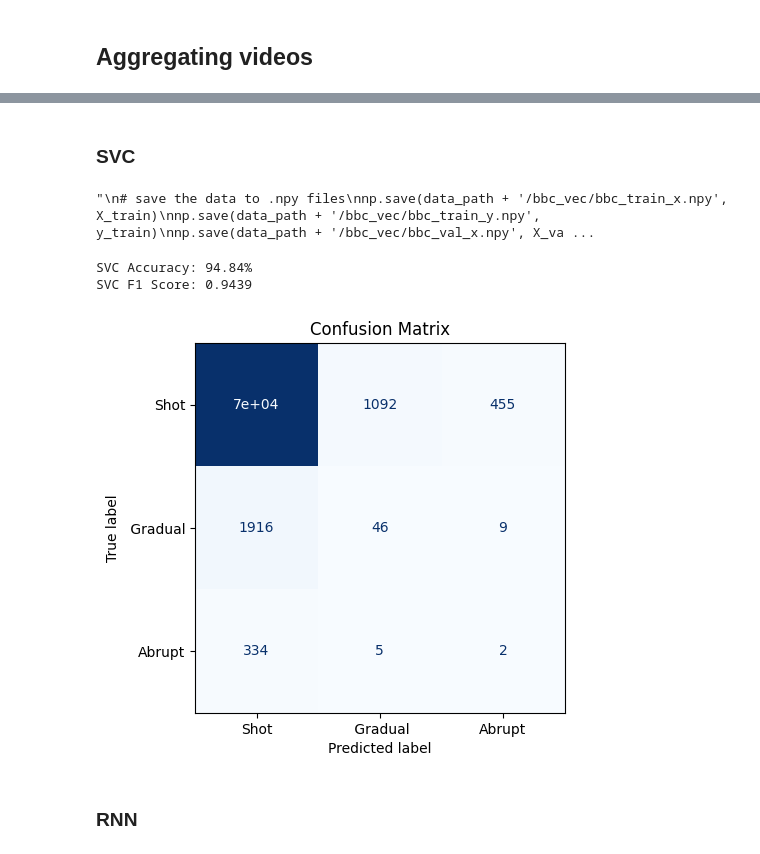
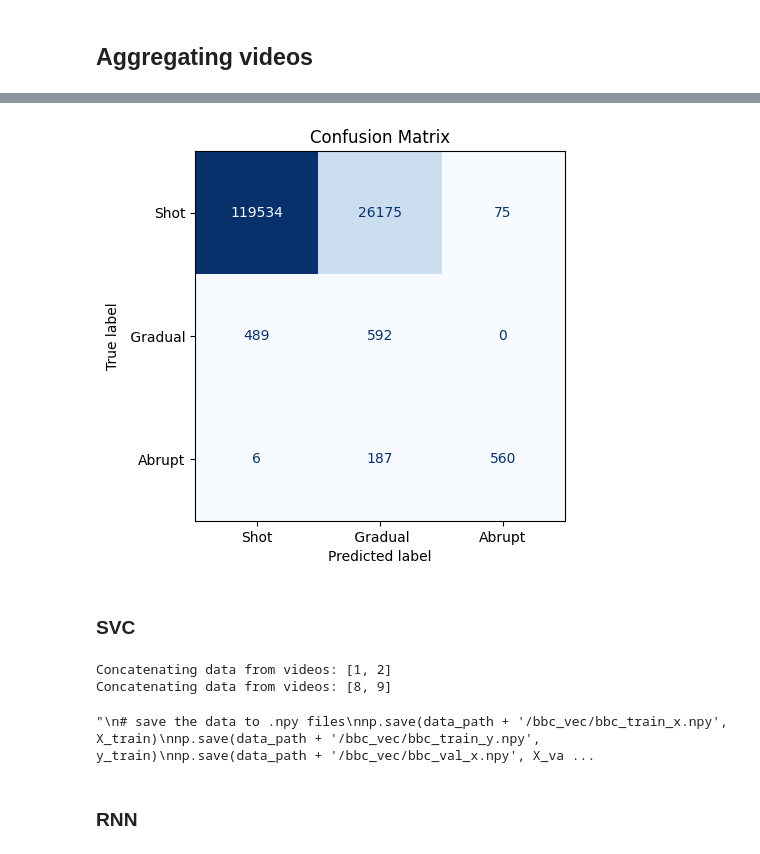
Before and after one commit to Bono046/DIP_project, a Jupyter notebook: SCD_features_classification.ipynb, the cells around one changed output, grey strips where cells are left out. Saved outputs shown, nothing was run; the diff lists cells and outputs as text; code cells hidden in the pictures.

```diff
--- a/SCD_features_classification.ipynb
+++ b/SCD_features_classification.ipynb
@@ -573,0 +547,20 @@ test_video = [10]
+# %%
+def load_raw_video_features(video_list, mmap=True):
+    """
+    Carica le feature grezze (non bufferizzate) per una lista di video.
+
+    Usa lo zero-padding a due cifre (es. 01, 02, ..., 10, 11), quindi
+    funziona correttamente anche per i video con indice >= 10, a
+    differenza di 'bbc_0' + str(i) usato altrove nel notebook.
+
+    Con mmap=True i file vengono mappati da disco invece che caricati
+    interamente in RAM: utile se stai aggregando molti video insieme.
+    """
+    mmap_mode = 'r' if mmap else None
+    features, labels = [], []
+    for i in video_list:
+        x = np.load(f"{data_path}/bbc_vec/bbc_0" + str(i) + "_x.npy", mmap_mode=mmap_mode)
+        y = np.load(f"{data_path}/bbc_vec/bbc_0" + str(i) + "_y.npy", mmap_mode=mmap_mode)
+        features.append(x)
+        labels.append(y)
+    return features, labels
@@ -573,0 +687,9 @@ test_video = [10]
+# %%
+# train and evaluate RNN model
+train_rnn_model(model_rnn, train_dataloader, loss_fn, optimizer, device, num_epochs=3)
+#evaluate the model
+accuracy, f1, all_preds, all_labels = evaluate_rnn_model(model_rnn, val_dataloader, device)
+print(f"RNN Accuracy: {accuracy * 100:.2f}%")
+print(f"RNN F1 Score: {f1:.4f}")
+plot_confusion_matrix(all_labels, all_preds)
+# %% [output]
@@ -574,3 +701,4 @@ test_video = [10]
+[figure, added]
 # %% [markdown]
 ### SVC
 # %%
@@ -587,8 +715,8 @@ def load_data_from_videos(video_list):
 # %%
 # Aggregating data from videos (NOT NECESSARY IF YOU ALREADY HAVE THE .npy FILES)
 X_train, y_train = load_data_from_videos(training_video)
-#X_val, y_val     = load_data_from_videos(validation_video)
-X_test, y_test   = load_data_from_videos(test_video)
+X_val, y_val     = load_data_from_videos(validation_video)
+#X_test, y_test   = load_data_from_videos(test_video)
 
 '''
 # save the data to .npy files
@@ -600,7 +728,9 @@ np.save(data_path + '/bbc_vec/bbc_test_x.npy', X_test)
 np.save(data_path + '/bbc_vec/bbc_test_y.npy', y_test)
 '''
 # %% [output]
-"\n# save the data to .npy files\nnp.save(data_path + '/bbc_vec/bbc_train_x.npy', X_train)\nnp.save(data_path + '/bbc_vec/bbc_train_y.npy', y_train)\nnp.save(data_path + '/bbc_vec/bbc_val_x.npy', X_va ...
+Concatenating data from videos: [1, 2]
+Concatenating data from videos: [8, 9]
+"\n# save the data to .npy files\nnp.save(data_path + '/bbc_vec/bbc_train_x.npy', X_train)\nnp.save(data_path + '/bbc_vec/bbc_train_y.npy', y_train)\nnp.save(data_path + '/bbc_vec/bbc_val_x.npy', X_va ...
 # %%
 # load final data
 X_train = np.load(data_path + '/bbc_vec/bbc_train_x.npy')
@@ -611,14 +741,10 @@ X_test = np.load(data_path + '/bbc_vec/bbc_test_x.npy')
 y_test = np.load(data_path + '/bbc_vec/bbc_test_y.npy')
 # %%
 # Train the model SVC
-accuracy, f1, y_pred = train_svc_model(X_train, y_train, X_test, y_test)
+accuracy, f1, y_pred = train_svc_model(X_train, y_train, X_val, y_val)
 print(f"SVC Accuracy: {accuracy * 100:.2f}%")
 print(f"SVC F1 Score: {f1:.4f}")
-plot_confusion_matrix(y_test, y_pred)
+plot_confusion_matrix(y_val, y_pred)
-# %% [output]
-SVC Accuracy: 94.84%
-SVC F1 Score: 0.9439
-[figure, removed]
 # %% [markdown]
 ### RNN
 # %%
```
Also changed, not shown: parts of 51 cells of this notebook.
